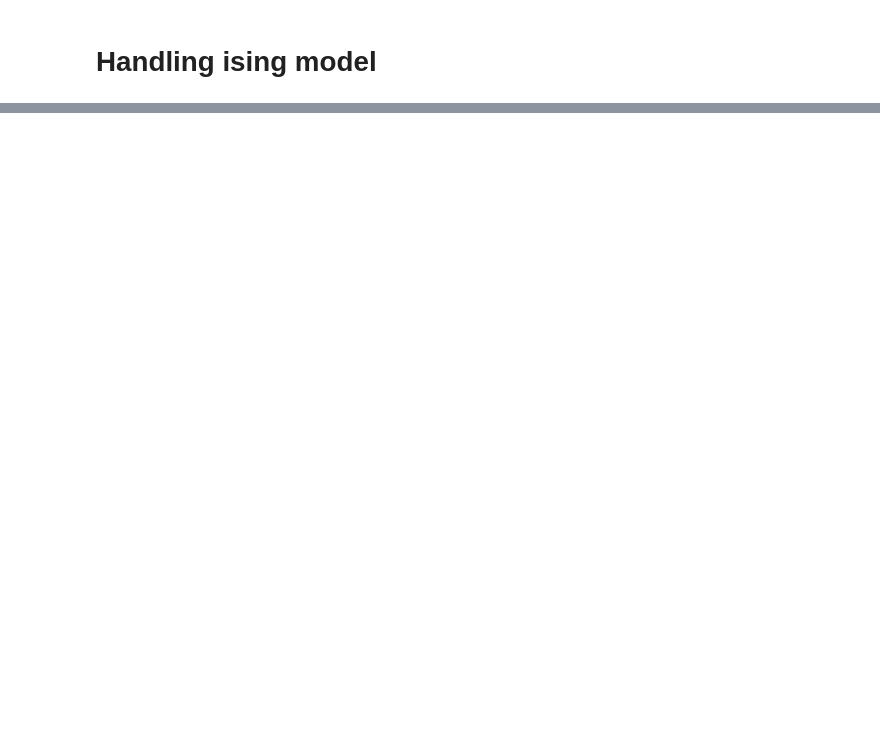
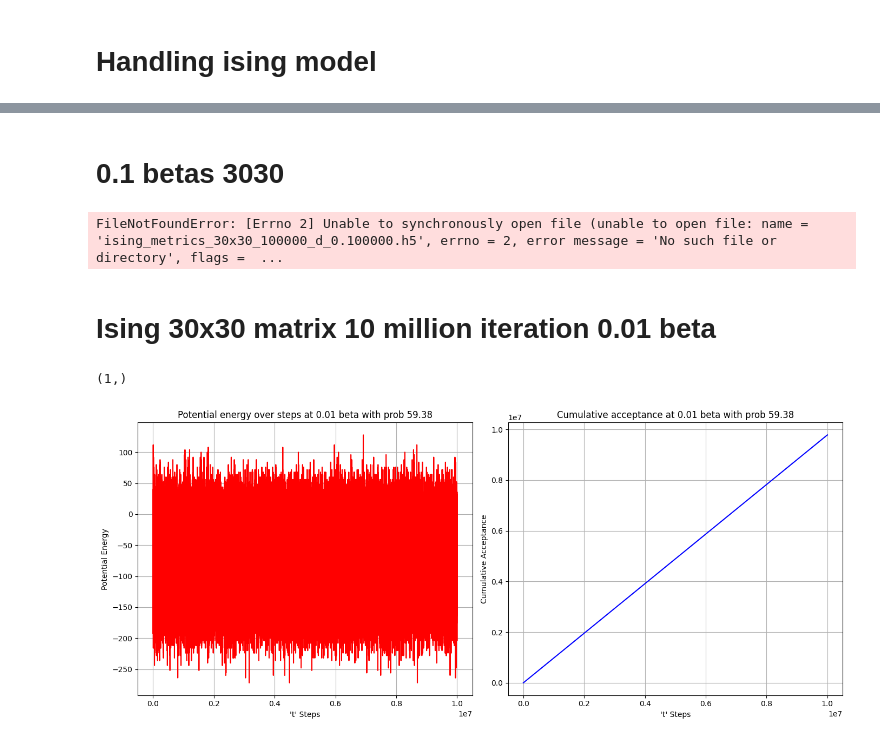
Before and after one commit to bekor/percolation_poc_cpp, a Jupyter notebook: notebook/visualisaton.ipynb, the cells around one changed output, grey strips where cells are left out. Saved outputs shown, nothing was run; the diff lists cells and outputs as text; code cells hidden in the pictures; blank space fills up the shorter version.

```diff
--- a/notebook/visualisaton.ipynb
+++ b/notebook/visualisaton.ipynb
@@ -191,17 +159,19 @@ print(x_at_05)
 # %%
 import h5py
 
-metrics = dict()
 
-with h5py.File("metrics_30x30_1000.h5", "r") as f:
-    prob       = f["probability"][:]   # (n_metrics,)
-    activation = f["activation"][:]    # (n_metrics,)
-    spanning   = f["spanning"][:]      # (n_metrics, n_steps)
-    evolution  = f["evolution"][:]     # (n_metrics, n_steps, rows*cols)
-    metrics = {
-        'probability': prob,
-        'activation': activation,
-        'spanning': spanning,
-        'evolution': evolution
-    }
+def first_mf():
+    metrics = dict()
+    with h5py.File("metrics_30x30_1000.h5", "r") as f:
+        prob       = f["probability"][:]   # (n_metrics,)
+        activation = f["activation"][:]    # (n_metrics,)
+        spanning   = f["spanning"][:]      # (n_metrics, n_steps)
+        evolution  = f["evolution"][:]     # (n_metrics, n_steps, rows*cols)
+        metrics = {
+            'probability': prob,
+            'activation': activation,
+            'spanning': spanning,
+            'evolution': evolution
+        }
+    return metrics
 # %%
@@ -612,0 +651,8 @@ error: OpenCV(4.13.0) /Users/xperience/GHA-OpenCV-Python/_work/opencv-python/ope
+# %% [markdown]
+# 0.1 betas 3030
+# %%
+ising_metrics_01d = load_metrics_ising("ising_metrics_30x30_100000_d_0.100000.h5", True)
+ising_data_01_d = organize_to_data_frame(ising_metrics_01d)
+plot_energy_acceptance(ising_data_01_d, 0, 'at 0.1 beta')
+# %% [output]
+FileNotFoundError: [Errno 2] Unable to synchronously open file (unable to open file: name = 'ising_metrics_30x30_100000_d_0.100000.h5', errno = 2, error message = 'No such file or directory', flags =  ...
@@ -612,0 +661,10 @@ error: OpenCV(4.13.0) /Users/xperience/GHA-OpenCV-Python/_work/opencv-python/ope
+# %% [markdown]
+# Ising 30x30 matrix 10 million iteration 0.01 beta
+# %%
+ising_metrics_001 = load_metrics_ising("ising_metrics/ising_metrics_30_10000000_0.010000.h5", True)
+# %%
+ising_data_001 = organize_to_data_frame(ising_metrics_001)
+plot_energy_acceptance(ising_data_001, 0, 'at 0.01 beta')
+# %% [output]
+(1,)
+[figure, added]
```
Also changed, not shown: parts of 64 cells of this notebook.
